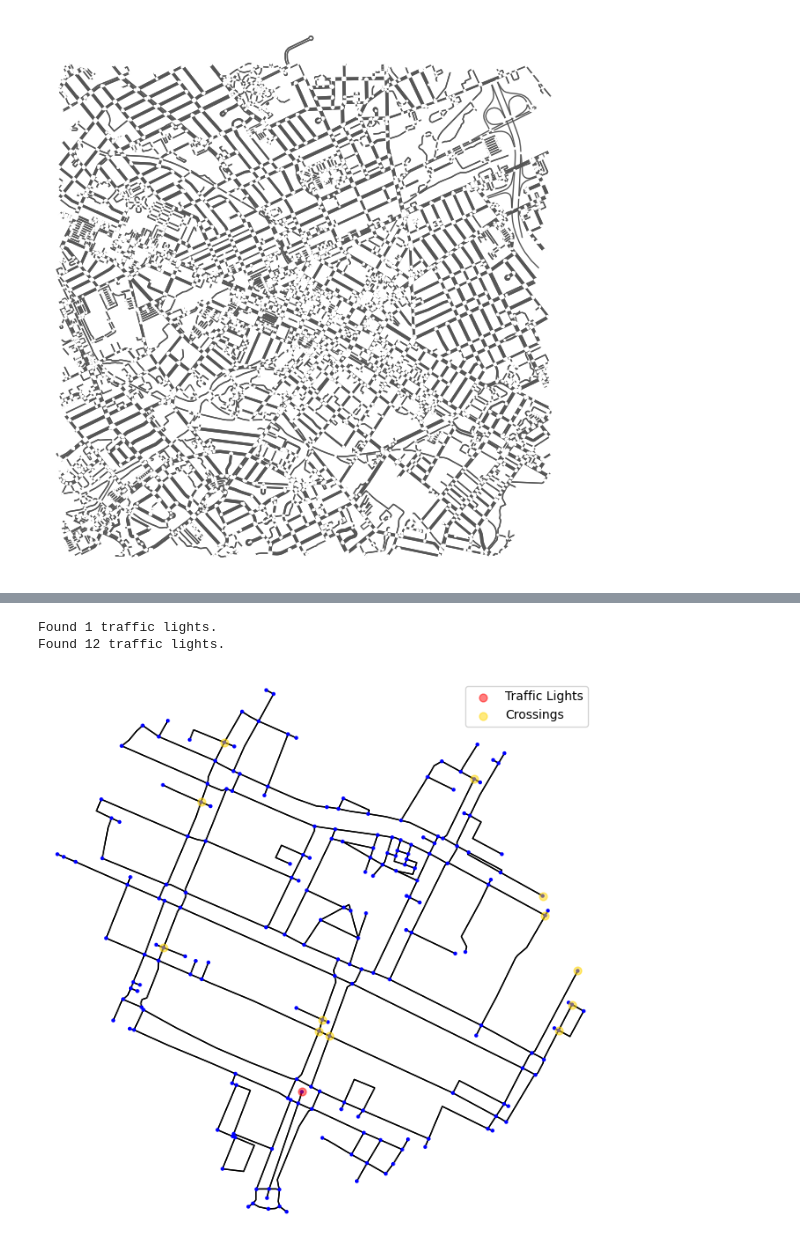
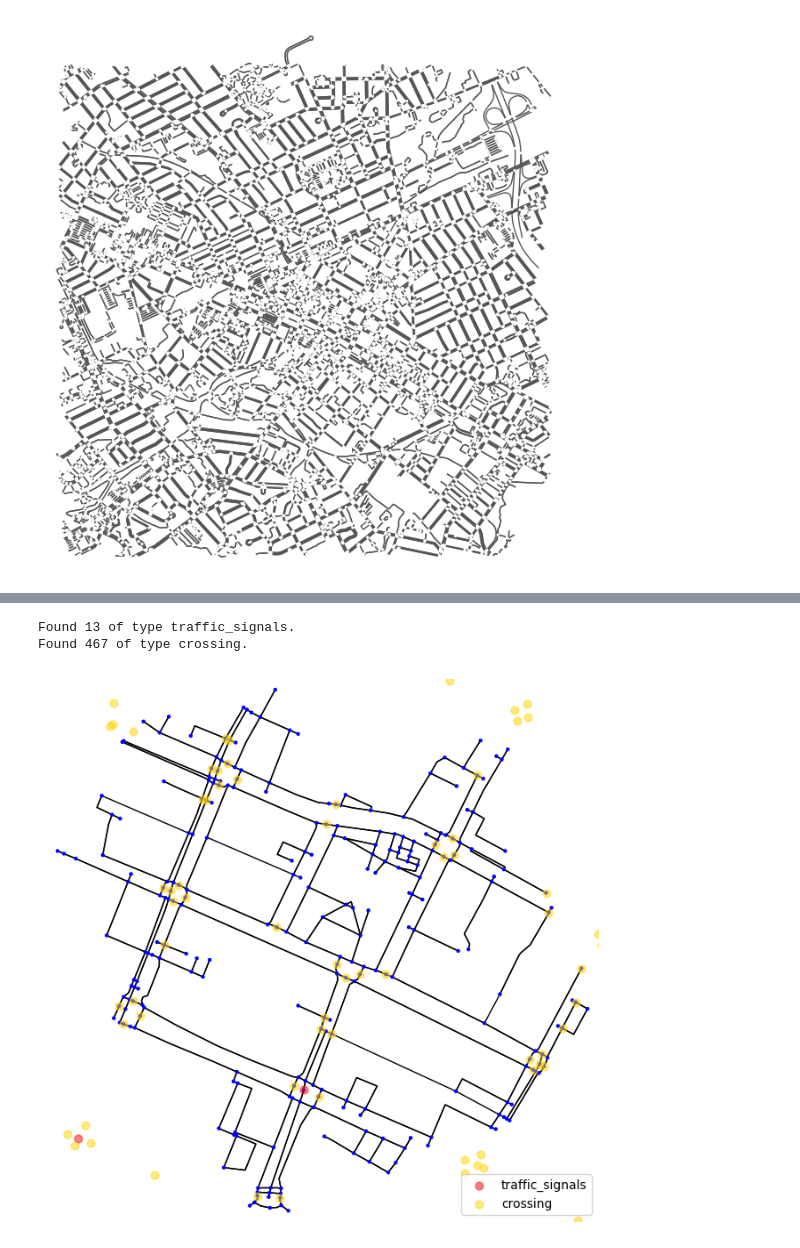
Before and after one commit to mbells/active_transport_ds, a Jupyter notebook: map_analysis/City_walkability.ipynb, the cells around one changed output, grey strips where cells are left out. Saved outputs shown, nothing was run; the diff lists cells and outputs as text; code cells hidden in the pictures.

Commit message:
Better graph manipulation

```diff
--- a/map_analysis/City_walkability.ipynb
+++ b/map_analysis/City_walkability.ipynb
@@ -70,9 +70,10 @@ def filter_and_simplify_graph(G, network_type='walk'):
     G_filtered = G.edge_subgraph(edges_to_keep).copy()
 
     # 4. Simplify the graph topology
-    G_simplified = ox.simplify_graph(G_filtered)
+    #G_simplified = ox.simplify_graph(G_filtered)
 
-    return G_simplified
+    #return G_simplified
+    return G_filtered
 
 
 def get_graph_within_radius(G, center_point, search_radius=1000):
@@ -146,8 +147,9 @@ def filter_graph_by_network_type(G, network_type='all'):
                 edges_to_keep.append((u, v, k))
 
     G_filtered = G.edge_subgraph(edges_to_keep).copy()
-    G_simplified = ox.simplify_graph(G_filtered)
-    return G_simplified
+    #G_simplified = ox.simplify_graph(G_filtered)
+    #return G_simplified
+    return G_filtered
 # %%
 def get_traffic_lights(G):
     """
@@ -324,32 +379,34 @@ def get_graph_within_radius_with_penalty(center_point,
 # %%
 # Coordinates of King & Victoria
 center = (43.4516, -80.4925)
 
 # Get subgraph with traffic light penalties
-#G_penalized = get_graph_within_radius_with_penalty(center_point=center, search_radius=333, traffic_light_penalty=0)
+G_penalized = get_graph_within_radius_with_penalty(G, center_point=center, search_radius=333, traffic_light_penalty=0)
 
 # Plot it
 fig, ax = ox.plot_graph(
     G_penalized,
     node_size=10, node_color='blue',
     edge_color='black', bgcolor='white',
     show=False, close=False
 )
 
-lights = get_traffic_lights(G_penalized)
-print(f"Found {len(lights)} traffic lights.")
-plot_traffic_lights(ax, G_penalized, lights)
+#lights = get_traffic_lights(G_penalized)
+#print(f"Found {len(lights)} traffic lights.")
+#plot_traffic_lights(ax, G_penalized, lights)
+#
+#crossings = get_crossings(G_penalized)
+#print(f"Found {len(crossings)} traffic lights.")
+#plot_crossings(ax, G_penalized, crossings)
 
-crossings = get_crossings(G_penalized)
-print(f"Found {len(crossings)} traffic lights.")
-plot_crossings(ax, G_penalized, crossings)
-
+plot_nodes(ax, G_sub, 'traffic_signals', color='red', size=40, alpha=0.5)
+plot_nodes(ax, G_sub, 'crossing', color='gold', size=40, alpha=0.5)
 
 plt.show()
 # %% [output]
-Found 1 traffic lights.
-Found 12 traffic lights.
+Found 13 of type traffic_signals.
+Found 467 of type crossing.
-[figure, old version]
+[figure, new version]
 # %%
 #  traffic_lights = [
  #       node for node, data in G_penalized.nodes(data=True)
```
Also changed, not shown: parts of 8 cells of this notebook.
